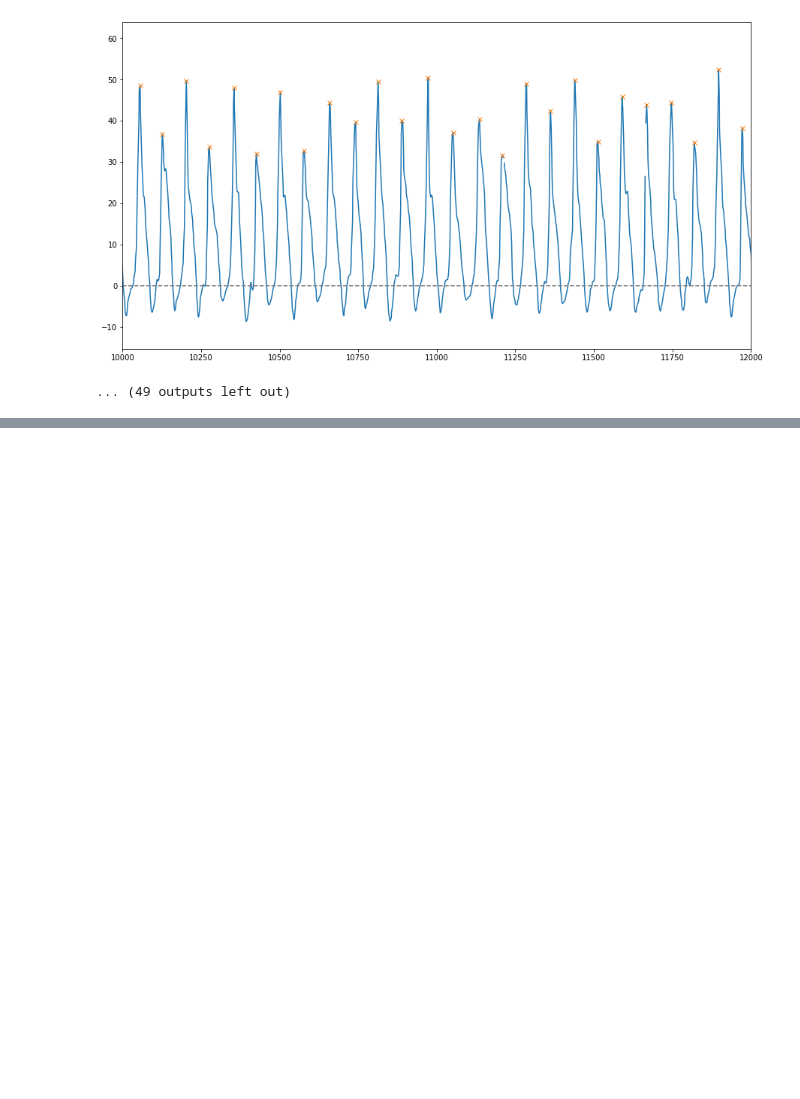
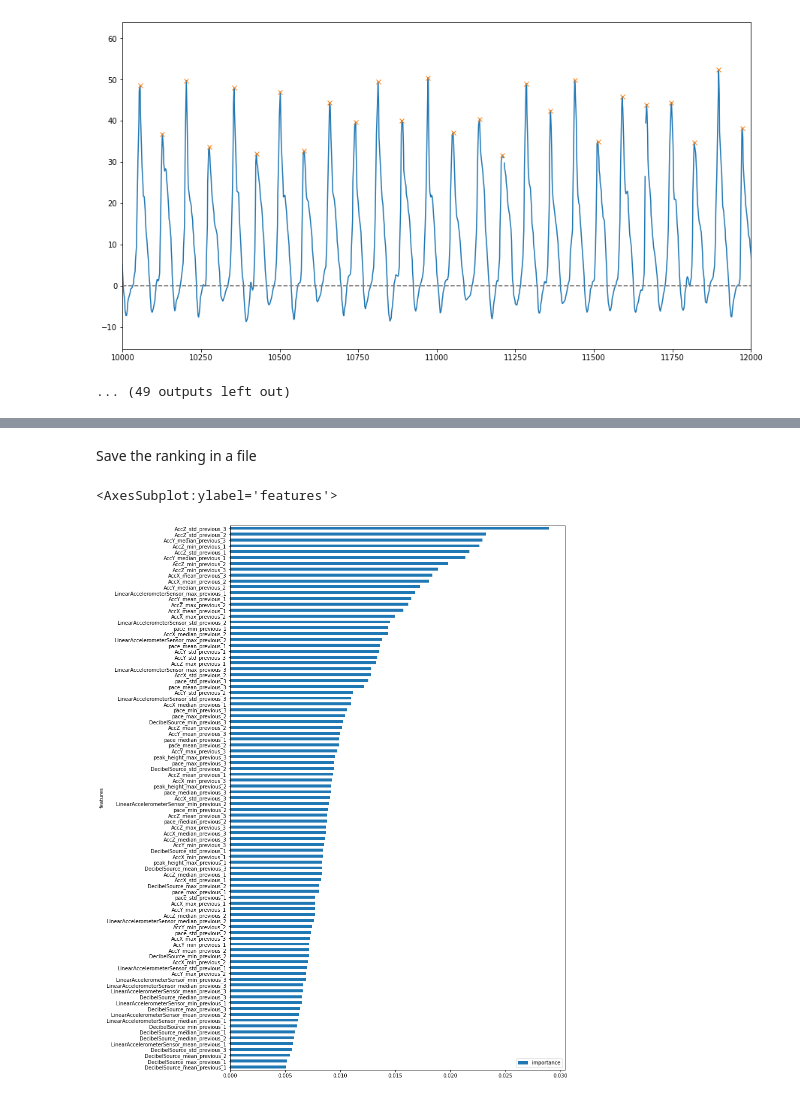
Before and after one commit to martinabetti-97/brutti_lovers-3, a Jupyter notebook: Final_Project/code/Step Function Generator.ipynb, the cells around one changed output, grey strips where cells are left out. Saved outputs shown, nothing was run; the diff lists cells and outputs as text; code cells hidden in the pictures; blank space fills up the shorter version.

```diff
--- a/Final_Project/code/Step Function Generator.ipynb
+++ b/Final_Project/code/Step Function Generator.ipynb
@@ -590,0 +411,38 @@ Name: step_sum, Length: 595, dtype: int64
+# %%
+def rank_features(X, y, best_params, n_splits=5, shuffle=True):
+    """
+    Rank the features according to the importance the Random Forest classifier assigns to them.
+
+    :param X: train data
+    :param y: labels
+    :param best_params: parameters of the Random Forest
+    :param n_splits: number of folds
+    :param shuffle: shuffle the data before split them into folds
+
+    :return list of ranked features
+    """
+
+    feature_positions = [[] for _ in range(0, X.shape[1])]
+    feature_importances = np.array([0.0]*X.shape[1])
+
+    le = LabelEncoder()
+    y = le.fit_transform(y)
+
+    kf = KFold(n_splits=n_splits, shuffle=shuffle, random_state=42)
+
+    for train_idx, test_idx in kf.split(X):
+        X_train, X_test = X.iloc[train_idx,], X.iloc[test_idx,]
+        y_train, y_test = y[train_idx], y[test_idx]
+
+        rf_cls = RandomForestClassifier(**best_params)
+        rf_cls.fit(X_train, y_train)
+        feature_importances += rf_cls.feature_importances_
+
+    feature_importances = feature_importances / n_splits
+    f_rank_idx = np.argsort(feature_importances)[::-1]
+
+    res_df = pd.DataFrame({'features':X.columns[f_rank_idx],
+                           'importance':feature_importances[f_rank_idx]
+                          })
+
+    return res_df
@@ -590,0 +451,3 @@ Name: step_sum, Length: 595, dtype: int64
+# %%
+top_features = rank_features(X['train'], y['train'], best_param_rf)
+top_features.head()
@@ -590,0 +461,2 @@ Name: step_sum, Length: 595, dtype: int64
+# %% [markdown]
+Save the ranking in a file
@@ -590,0 +465,6 @@ Name: step_sum, Length: 595, dtype: int64
+# %%
+top_features.sort_values(by='importance', ascending=True)\
+.plot(x='features', y='importance', kind='barh', figsize=(12,20))
+# %% [output]
+<AxesSubplot:ylabel='features'>
+[figure, added]
```
Also changed, not shown: parts of 48 cells of this notebook, 25 other files.
